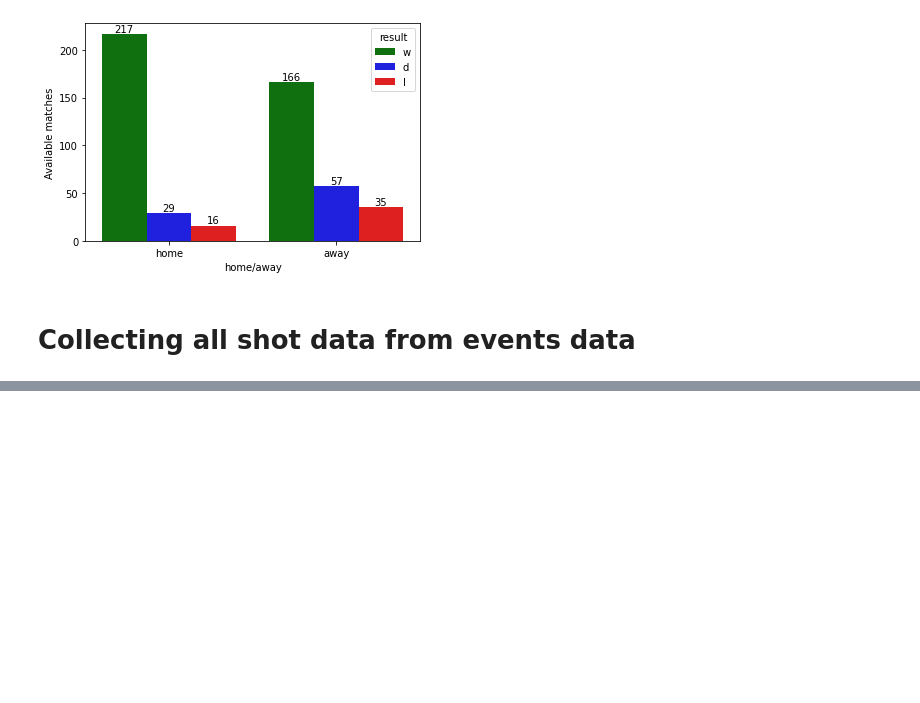
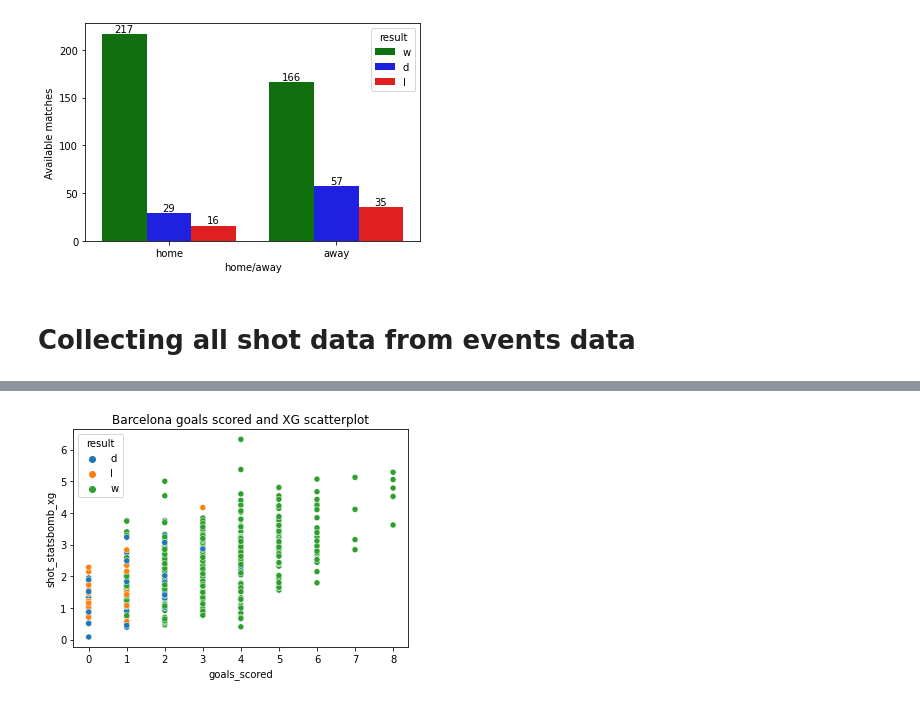
Before and after one commit to MichailPerdikopoulos/Barcelona-Shots---Football-Analytics, a Jupyter notebook: data_collection_messi.ipynb, the cells around one changed output, grey strips where cells are left out. Cells and saved outputs as stored; diff of their text form; code cells hidden in the pictures; blank space fills up the shorter version.

```diff
--- a/data_collection_messi.ipynb
+++ b/data_collection_messi.ipynb
@@ -144,6 +145,19 @@ def transform_match_dataframe(our_team_name, matches_df):
     matches_df = matches_df.drop(['home_team', 'away_team', 'home_score', 'away_score'], axis=1)
 
     matches_df = matches_df.sort_values(by=['match_date'])
+
+    # Datatypes of each column
+    matches_df.match_id = matches_df.match_id.astype('int64')
+    matches_df.match_date = matches_df.match_date.astype('datetime64')
+    matches_df.season = matches_df.season.astype('category')
+    matches_df.match_week = matches_df.match_week.astype('int32')
+    matches_df.goals_scored = matches_df.goals_scored.astype('int32')
+    matches_df.goals_conceded = matches_df.goals_conceded.astype('int32')
+    matches_df.result = matches_df.result.astype('category')
+
     return matches_df
 
 matches_df = transform_match_dataframe('Barcelona', matches_complete_df.copy())
+
+# Export matches DataFrame
+matches_df.to_parquet('all_match_in_file.parquet.gzip', compression='gzip')
@@ -458,0 +269,10 @@ array([nan, 'Blocked', 'Saved', 'Goal', 'Off T', 'Wayward', 'Post'],
+# %%
+# Compare goals_scored and XGs
+xg_shots_df = shots_events_df.query('possession_team == "Barcelona"').groupby('match_id')['shot_statsbomb_xg'].sum().reset_index()
+
+goals_and_xg_df = pd.merge(matches_df, xg_shots_df, on='match_id', how='left')
+
+sns.scatterplot(data=goals_and_xg_df, x='goals_scored', y='shot_statsbomb_xg', hue='result')
+plt.title('Barcelona goals scored and XG scatterplot');
+# %% [output]
+[figure, added]
```
Also changed, not shown: parts of 29 cells of this notebook, 1 other file.
